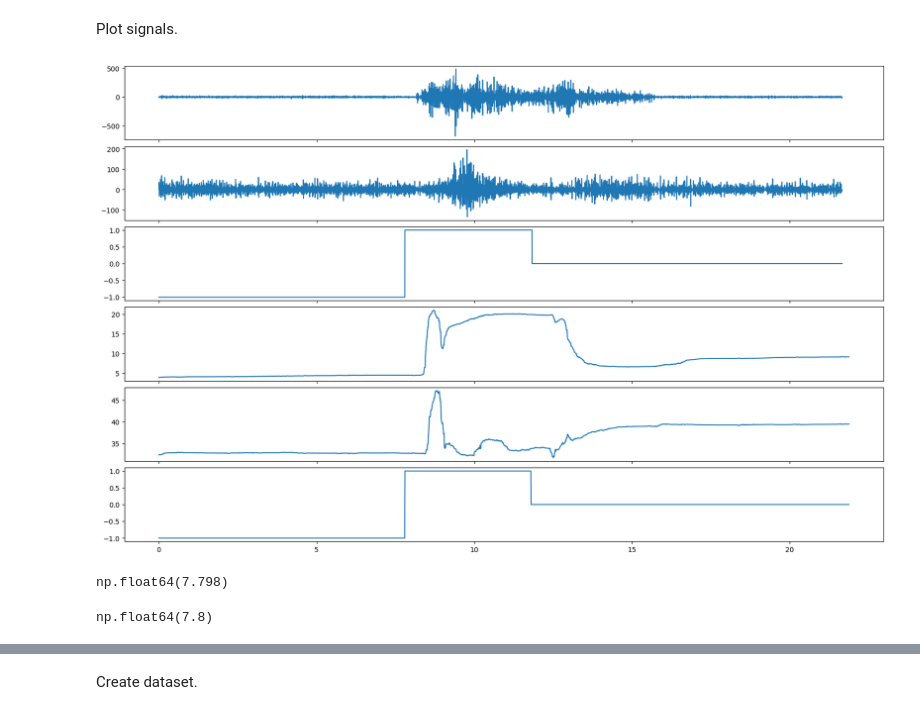
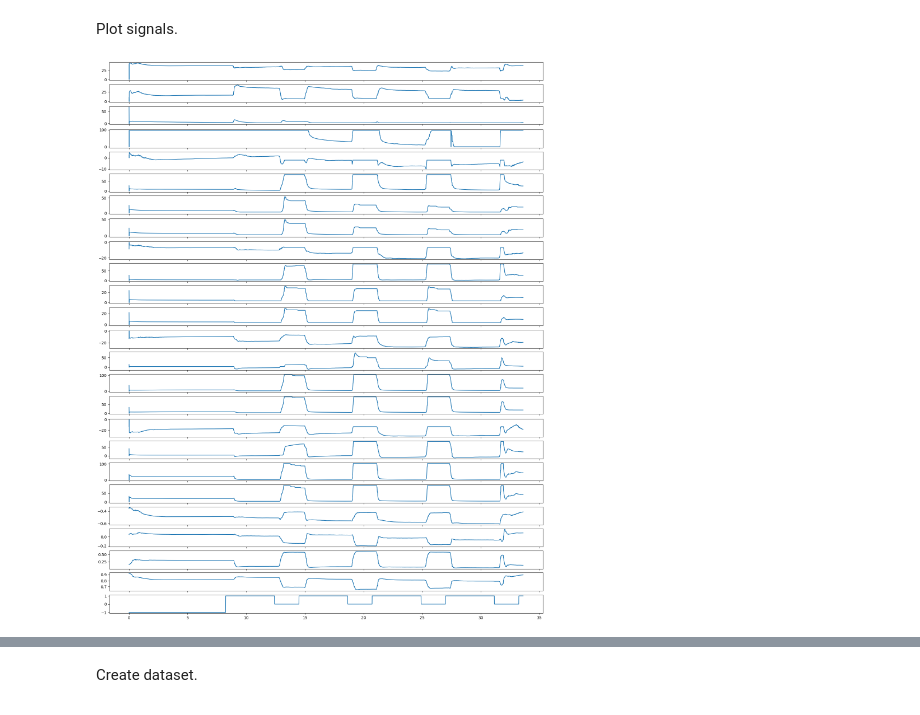
Before and after one commit to pulp-bio/biogui, a Jupyter notebook: scratch.ipynb, the cells around one changed output, grey strips where cells are left out. Cells and saved outputs as stored; diff of their text form; code cells hidden in the pictures.

Commit message:
Changes in Manus interface

```diff
--- a/scratch.ipynb
+++ b/scratch.ipynb
@@ -12,22 +14,13 @@ from torch import optim
 # %% [markdown]
 Read EMG data.
 # %%
-with open(r"C:\Users\pierangelo\Documents\biogui\acquisitions\data\emg_2024-09-13_14-28-30.bin", "rb") as f:
-    nChEmg = struct.unpack("<I", f.read(4))[0]
-    bSig = bytes(f.read())
-emg = np.frombuffer(bSig, dtype="float32").reshape(-1, nChEmg).T
-nSampEmg = emg.shape[1]
+# with open(r"C:\Users\morly\OneDrive\Desktop\emg_2024-11-08_11-48-14.bin", "rb") as f:
+#     nChEmg = struct.unpack("<I", f.read(4))[0]
+#     bSig = bytes(f.read())
+# emg = np.frombuffer(bSig, dtype="float32").reshape(-1, nChEmg).T
+# nSampEmg = emg.shape[1]
 
-triggerEmg, emg = emg[-1], emg[:-1]
-nChEmg -= 1
+# triggerEmg, emg = emg[-1], emg[:-1]
+# nChEmg -= 1
 # %% [markdown]
 Read Manus data.
-# %%
-with open(r"C:\Users\pierangelo\Documents\biogui\acquisitions\data\manus_2024-09-13_14-28-30.bin", "rb") as f:
-    nChManus = struct.unpack("<I", f.read(4))[0]
-    bSig = bytes(f.read())
-manus = np.frombuffer(bSig, dtype="float32").reshape(-1, nChManus).T
-nSampManus = manus.shape[1]
-
-triggerManus, manus = manus[-1], manus[:-1]
-nChManus -= 1
@@ -53,24 +83,16 @@ emg = signal.sosfiltfilt(sos, emg)
 # %% [markdown]
 Plot signals.
 # %%
-tEmg = np.arange(nSampEmg) / 500
-tManus = np.arange(nSampManus) / 120
+%matplotlib widget
 
-fig, axes = plt.subplots(nrows=6, sharex="all", figsize=(16, 10), layout="constrained")
-axes[0].plot(tEmg, emg[0])
-axes[1].plot(tEmg, emg[1])
-axes[2].plot(tEmg, triggerEmg)
-axes[3].plot(tManus, manus[0])
-axes[4].plot(tManus, manus[1])
-axes[5].plot(tManus, triggerManus)
+# tEmg = np.arange(nSampEmg) / 500
+tManus = np.arange(manusData.shape[1]) / 120
+
+fig, axes = plt.subplots(nrows=25, sharex="all", figsize=(16, 20), layout="constrained")
+for i in range(24):
+    axes[i].plot(tManus, manusData[i])
+axes[-1].plot(tManus, trigger)
+
 plt.show()
 # %% [output]
-[figure, old version]
+[figure, new version]
-# %%
-tEmg[np.flatnonzero(triggerEmg == 1)[0]]
-# %% [output]
-np.float64(7.798)
-# %%
-tManus[np.flatnonzero(triggerManus == 1)[0]]
-# %% [output]
-np.float64(7.8)
```
Also changed, not shown: parts of 6 cells of this notebook, 1 other file.
